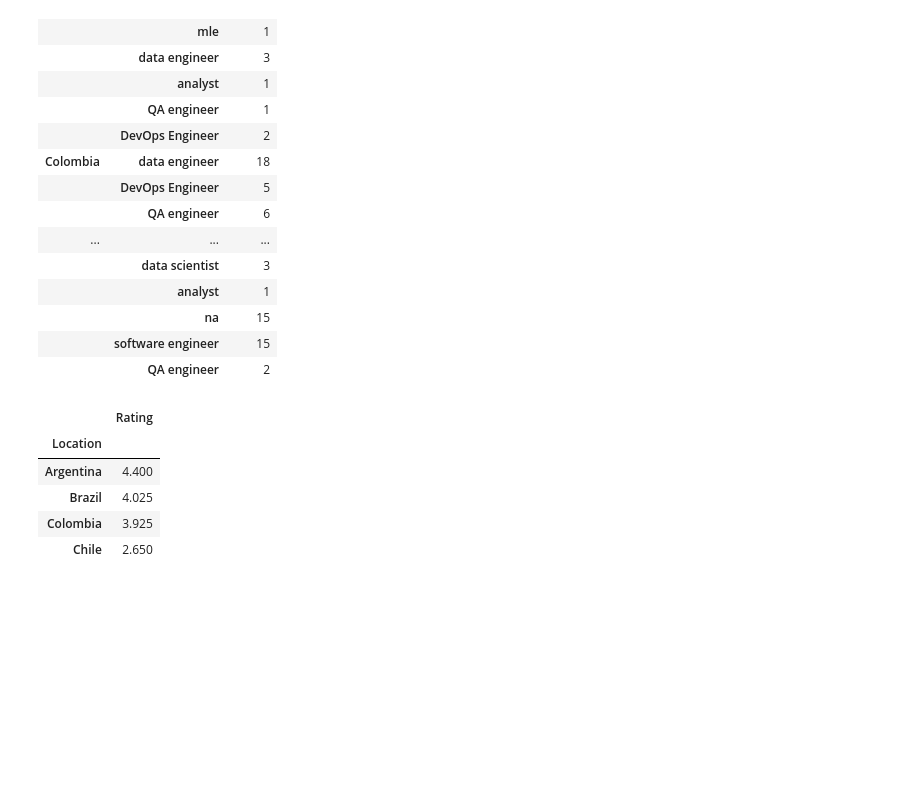
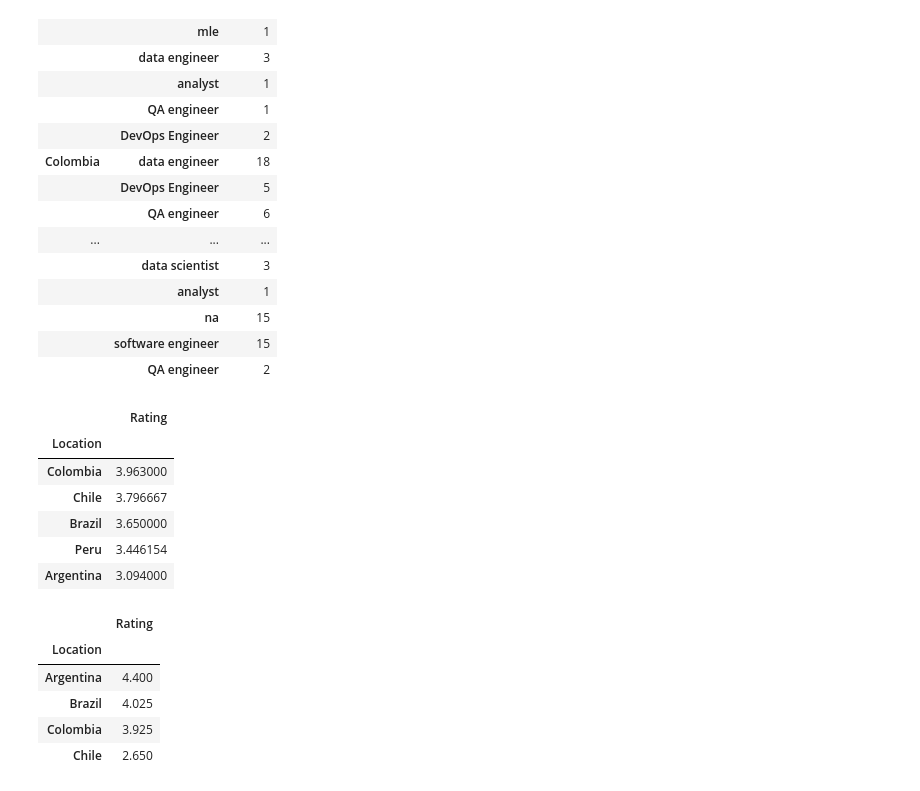
Before and after one commit to jtavara23/data_science__glassdoor_scrapping, a Jupyter notebook: data_cleaning.ipynb, the cells around one changed output. Drawn from its saved outputs; the diff is of its cells as text; code cells hidden in the pictures; blank space fills up the shorter version.

```diff
--- a/data_cleaning.ipynb
+++ b/data_cleaning.ipynb
@@ -312,6 +312,16 @@ pd.pivot_table(df, index = ['Location','job_simp'], values = 'Rating', aggfunc =
 |  | na | 15 |
 |  | software engineer | 15 |
 |  | QA engineer | 2 |
+# %%
+pd.pivot_table(df, index = 'Location', values = 'Rating').sort_values('Rating', ascending = False)
+# %% [output]
+|  | Rating |
+| Location |  |
+| Colombia | 3.963000 |
+| Chile | 3.796667 |
+| Brazil | 3.650000 |
+| Peru | 3.446154 |
+| Argentina | 3.094000 |
 # %%
 pd.pivot_table(df[df.job_simp == 'data scientist'], index = 'Location', values = 'Rating').sort_values('Rating', ascending = False)
 # %% [output]
```
